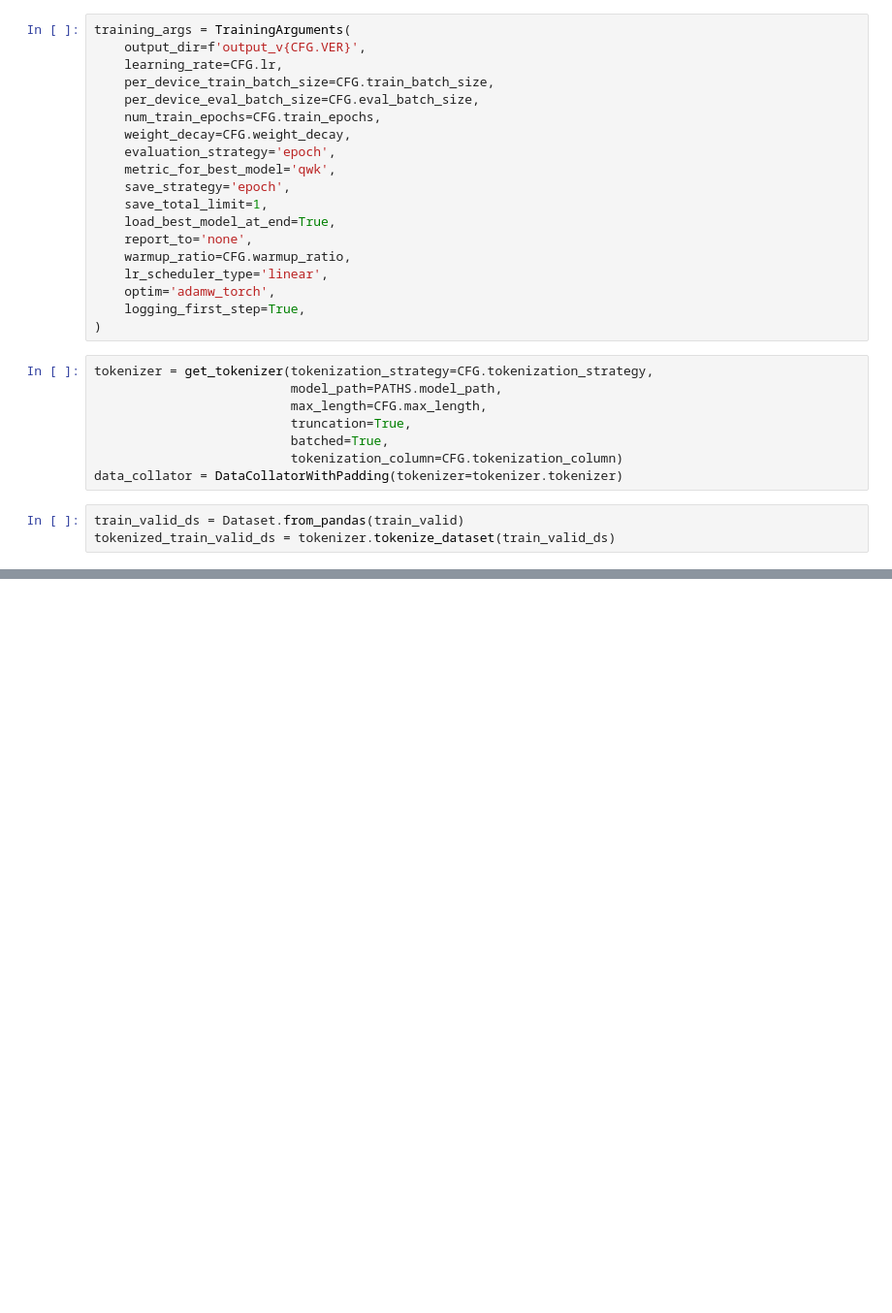
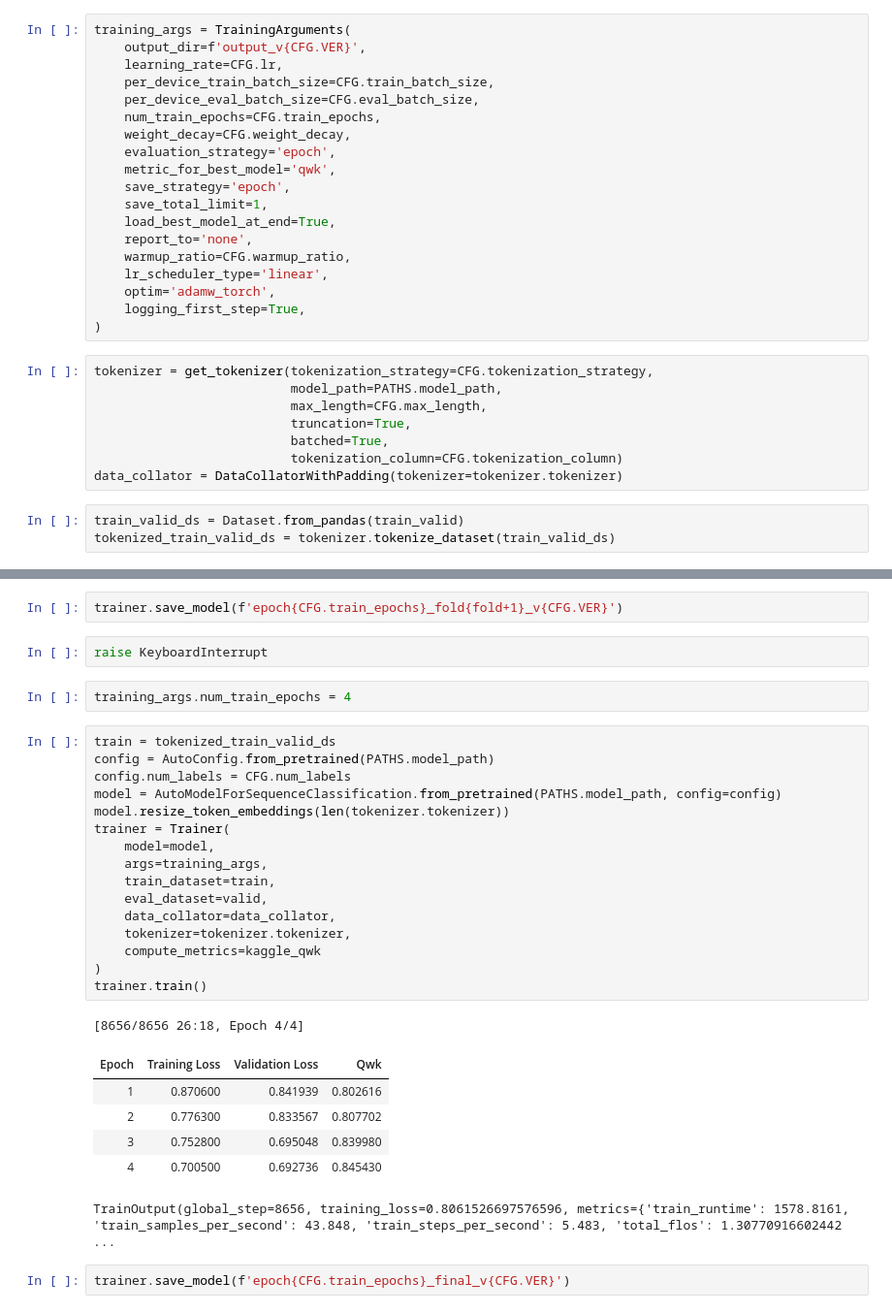
Before and after one commit to zsucicdl/kaggle, a Jupyter notebook: learning-agency-lab-automated-essay-scoring-2/01_ran/transformers_single_cv.ipynb, the cells around one changed output, grey strips where cells are left out. Shown at 97% size. Drawn from its saved outputs; the diff is of its cells as text; blank space fills up the shorter version.

```diff
--- a/learning-agency-lab-automated-essay-scoring-2/01_ran/transformers_single_cv.ipynb
+++ b/learning-agency-lab-automated-essay-scoring-2/01_ran/transformers_single_cv.ipynb
@@ -99,0 +140,32 @@ print('Overall QWK CV =', m)
+# %%
+trainer.save_model(f'epoch{CFG.train_epochs}_fold{fold+1}_v{CFG.VER}')
+# %%
+raise KeyboardInterrupt
+# %%
+training_args.num_train_epochs = 4
+# %%
+train = tokenized_train_valid_ds
+config = AutoConfig.from_pretrained(PATHS.model_path)
+config.num_labels = CFG.num_labels
+model = AutoModelForSequenceClassification.from_pretrained(PATHS.model_path, config=config)
+model.resize_token_embeddings(len(tokenizer.tokenizer))
+trainer = Trainer(
+    model=model,
+    args=training_args,
+    train_dataset=train,
+    eval_dataset=valid,
+    data_collator=data_collator,
+    tokenizer=tokenizer.tokenizer,
+    compute_metrics=kaggle_qwk
+)
+trainer.train()
+# %% [output]
+[8656/8656 26:18, Epoch 4/4]
+| Epoch | Training Loss | Validation Loss | Qwk |
+| 1 | 0.870600 | 0.841939 | 0.802616 |
+| 2 | 0.776300 | 0.833567 | 0.807702 |
+| 3 | 0.752800 | 0.695048 | 0.839980 |
+| 4 | 0.700500 | 0.692736 | 0.845430 |
+TrainOutput(global_step=8656, training_loss=0.8061526697576596, metrics={'train_runtime': 1578.8161, 'train_samples_per_second': 43.848, 'train_steps_per_second': 5.483, 'total_flos': 1.30770916602442 ...
+# %%
+trainer.save_model(f'epoch{CFG.train_epochs}_final_v{CFG.VER}')
```
Also changed, not shown: parts of 5 cells of this notebook, 1 other file.
